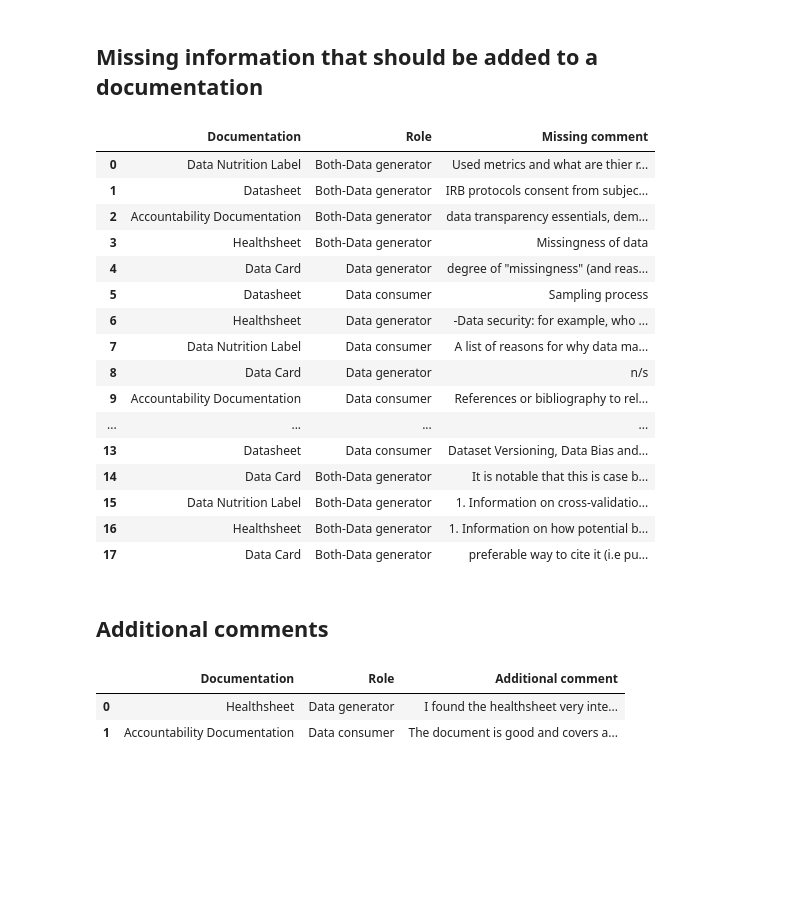
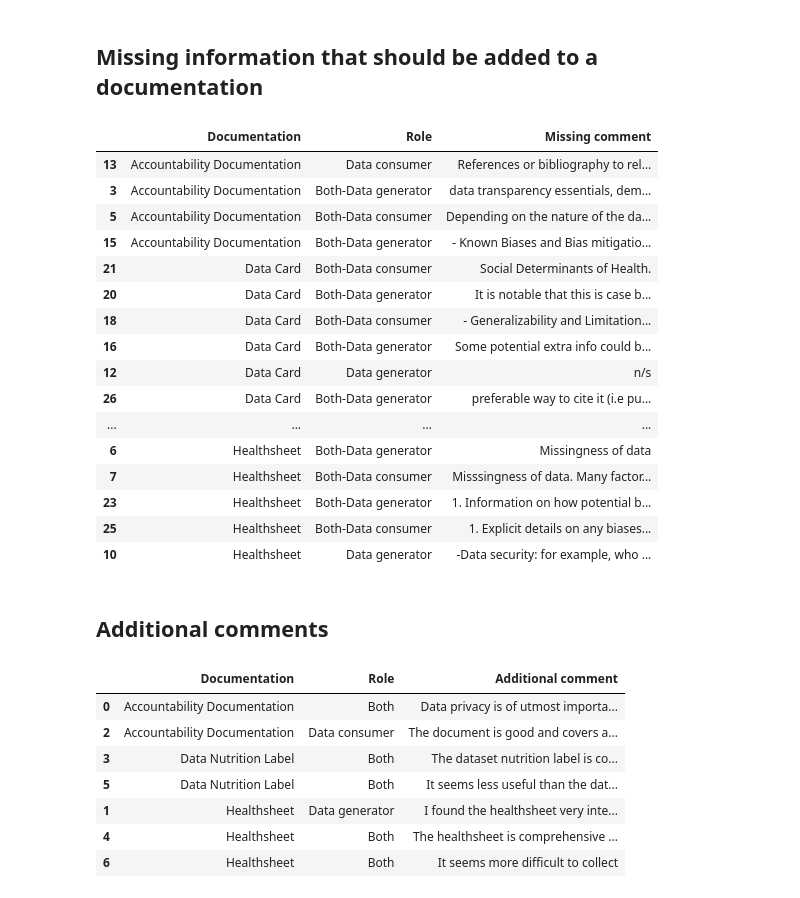
Before and after one commit to AI-READI/dataset-documentation-paper-code, a Jupyter notebook: survey-analysis.ipynb, the cells around one changed output. Saved outputs shown, nothing was run; the diff lists cells and outputs as text; code cells hidden in the pictures; blank space fills up the shorter version.

Commit message:
fix: survey missing and additional comment

```diff
--- a/survey-analysis.ipynb
+++ b/survey-analysis.ipynb
@@ -1476,42 +1476,43 @@ dict_qid_missing[doc_option_labels[4]][role_labels_sp[3]] = ["Q216"]
 # %%
 rows = []
 for index, row in df_responses.iterrows():
     i = role_options.index(row[roleid])
     row_entry = []
     ind = []
-    if i == 3:
+    if i == 2:
         ind = [i, i+1]
     else:
         ind = [i]
     for i in ind:
         role = role_labels_sp[i]
         row_entry.append(role)
         for doc in dict_sections.keys():
             missing_comment = row[dict_qid_missing[doc][role][0]]
             if type(missing_comment) == str:
                 rows.append([doc, role, missing_comment])
 
 df_missing = pd.DataFrame(rows, columns=["Documentation", "Role", "Missing comment"])
+df_missing = df_missing.sort_values(by='Documentation')
 df_missing.to_excel("outputs/survey_suggestions_of_missing_information.xlsx", index=False)
 display(df_missing)
 # %% [output]
 |  | Documentation | Role | Missing comment |
-| 0 | Data Nutrition Label | Both-Data generator | Used metrics and what are thier r... |
-| 1 | Datasheet | Both-Data generator | IRB protocols consent from subjec... |
-| 2 | Accountability Documentation | Both-Data generator | data transparency essentials, dem... |
-| 3 | Healthsheet | Both-Data generator | Missingness of data |
-| 4 | Data Card | Data generator | degree of "missingness" (and reas... |
-| 5 | Datasheet | Data consumer | Sampling process |
-| 6 | Healthsheet | Data generator | -Data security: for example, who ... |
-| 7 | Data Nutrition Label | Data consumer | A list of reasons for why data ma... |
-| 8 | Data Card | Data generator | n/s |
-| 9 | Accountability Documentation | Data consumer | References or bibliography to rel... |
+| 13 | Accountability Documentation | Data consumer | References or bibliography to rel... |
+| 3 | Accountability Documentation | Both-Data generator | data transparency essentials, dem... |
+| 5 | Accountability Documentation | Both-Data consumer | Depending on the nature of the da... |
+| 15 | Accountability Documentation | Both-Data generator | - Known Biases and Bias mitigatio... |
+| 21 | Data Card | Both-Data consumer | Social Determinants of Health. |
+| 20 | Data Card | Both-Data generator | It is notable that this is case b... |
+| 18 | Data Card | Both-Data consumer | - Generalizability and Limitation... |
+| 16 | Data Card | Both-Data generator | Some potential extra info could b... |
+| 12 | Data Card | Data generator | n/s |
+| 26 | Data Card | Both-Data generator | preferable way to cite it (i.e pu... |
 | ... | ... | ... | ... |
-| 13 | Datasheet | Data consumer | Dataset Versioning, Data Bias and... |
-| 14 | Data Card | Both-Data generator | It is notable that this is case b... |
-| 15 | Data Nutrition Label | Both-Data generator | 1. Information on cross-validatio... |
-| 16 | Healthsheet | Both-Data generator | 1. Information on how potential b... |
-| 17 | Data Card | Both-Data generator | preferable way to cite it (i.e pu... |
+| 6 | Healthsheet | Both-Data generator | Missingness of data |
+| 7 | Healthsheet | Both-Data consumer | Misssingness of data. Many factor... |
+| 23 | Healthsheet | Both-Data generator | 1. Information on how potential b... |
+| 25 | Healthsheet | Both-Data consumer | 1. Explicit details on any biases... |
+| 10 | Healthsheet | Data generator | -Data security: for example, who ... |
 # %% [markdown]
 ## Additional comments
 # %%
@@ -1562,19 +1563,24 @@ dict_qid_comment[doc_option_labels[4]][role_labels[2]] = ["Q215"]
 rows = []
 for index, row in df_responses.iterrows():
     i = role_options.index(row[roleid])
-    if i == 0 or i == 1:
-        row_entry = []
-        role = role_labels[i]
-        row_entry.append(role)
-        for doc in dict_sections.keys():
-            additional_comment = row[dict_qid_comment[doc][role][0]]
-            if type(additional_comment) == str:
-                rows.append([doc, role, additional_comment])
+    row_entry = []
+    role = role_labels[i]
+    row_entry.append(role)
+    for doc in dict_sections.keys():
+        additional_comment = row[dict_qid_comment[doc][role][0]]
+        if type(additional_comment) == str:
+            rows.append([doc, role, additional_comment])
 
 df_comment = pd.DataFrame(rows, columns=["Documentation", "Role", "Additional comment"])
+df_comment = df_comment.sort_values(by='Documentation')
 df_comment.to_excel("outputs/survey_additional_comments.xlsx", index=False)
 display(df_comment)
 # %% [output]
 |  | Documentation | Role | Additional comment |
-| 0 | Healthsheet | Data generator | I found the healthsheet very inte... |
-| 1 | Accountability Documentation | Data consumer | The document is good and covers a... |
+| 0 | Accountability Documentation | Both | Data privacy is of utmost importa... |
+| 2 | Accountability Documentation | Data consumer | The document is good and covers a... |
+| 3 | Data Nutrition Label | Both | The dataset nutrition label is co... |
+| 5 | Data Nutrition Label | Both | It seems less useful than the dat... |
+| 1 | Healthsheet | Data generator | I found the healthsheet very inte... |
+| 4 | Healthsheet | Both | The healthsheet is comprehensive ... |
+| 6 | Healthsheet | Both | It seems more difficult to collect |
```
Also changed, not shown: parts of 2 cells of this notebook, 6 other files.
